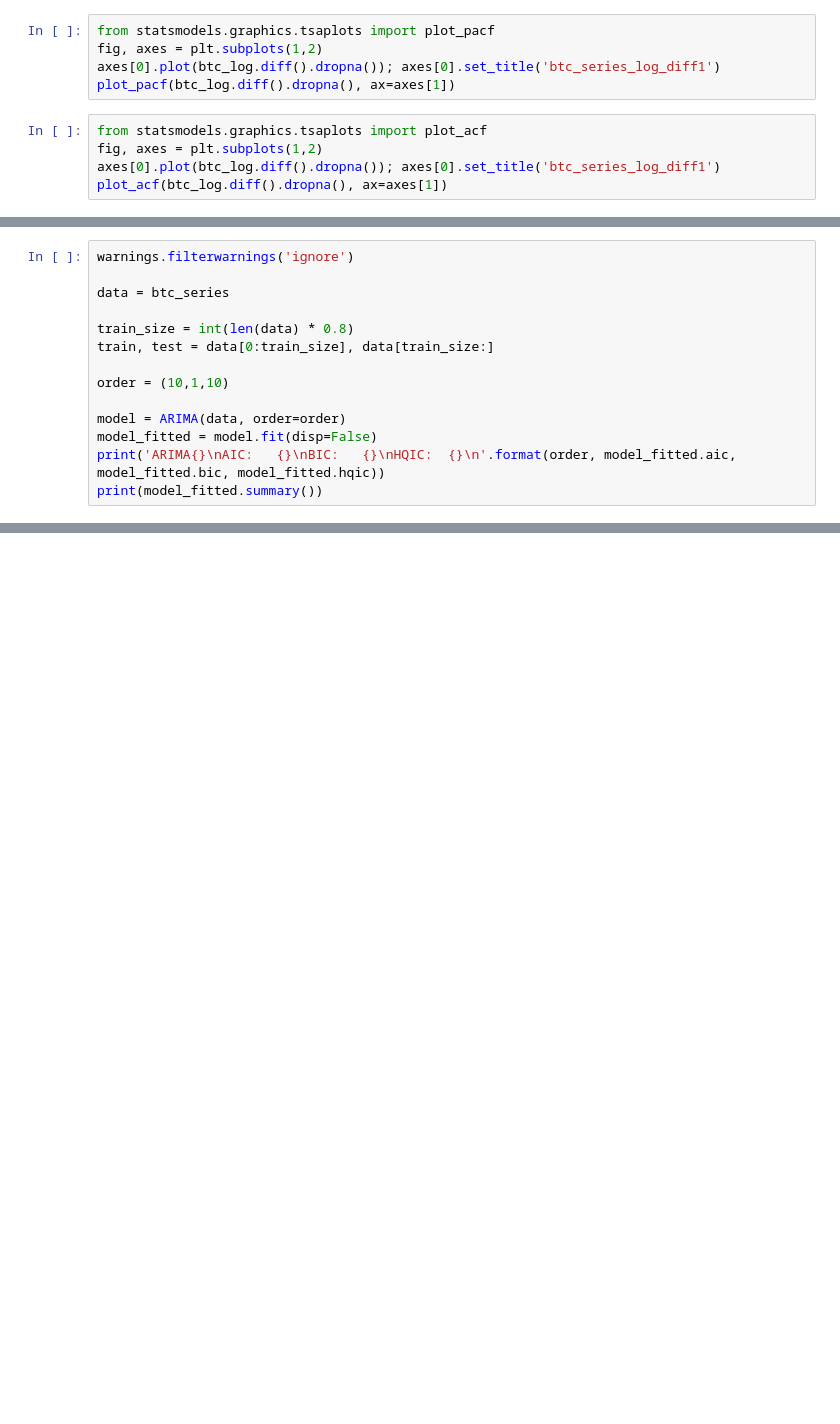
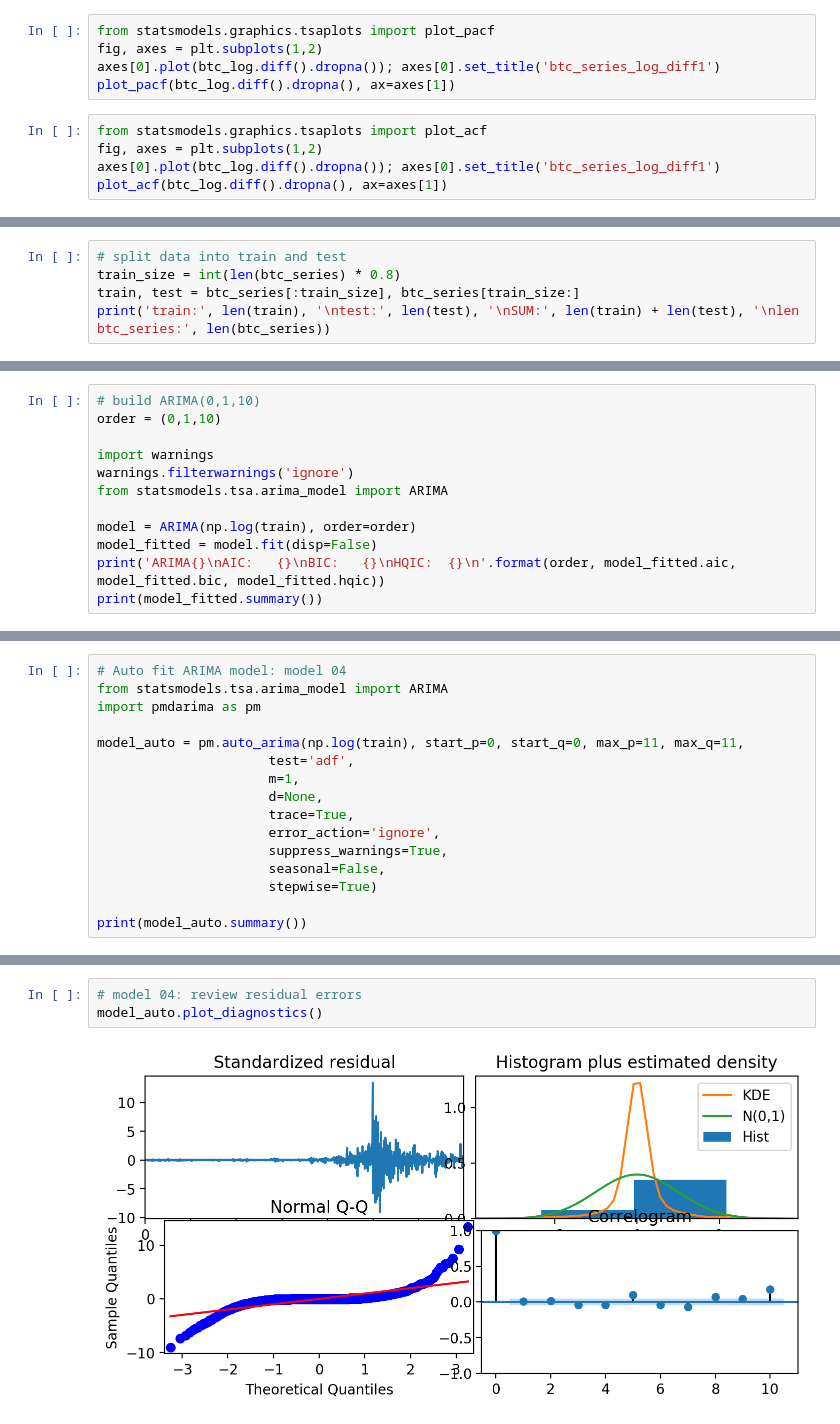
Before and after one commit to jochenmadler/BA_TimeSeriesAnalysis, a Jupyter notebook: ARIMA.ipynb, the cells around one changed output, grey strips where cells are left out. Saved outputs shown, nothing was run; the diff lists cells and outputs as text; blank space fills up the shorter version.

```diff
--- a/ARIMA.ipynb
+++ b/ARIMA.ipynb
@@ -115,3 +115,8 @@ ARIMA(0, 1, 10)
 AIC:   -7962.5181209468765
 BIC:   -7894.234688698755
 HQIC:  -7937.559129506748
+# %%
+# split data into train and test
+train_size = int(len(btc_series) * 0.8)
+train, test = btc_series[:train_size], btc_series[train_size:]
+print('train:', len(train), '\ntest:', len(test), '\nSUM:', len(train) + len(test), '\nlen btc_series:', len(btc_series))
@@ -118,14 +128,12 @@ HQIC:  -7937.559129506748
 # %%
+# build ARIMA(0,1,10)
+order = (0,1,10)
+
+import warnings
 warnings.filterwarnings('ignore')
+from statsmodels.tsa.arima_model import ARIMA
 
-data = btc_series
-
-train_size = int(len(data) * 0.8)
-train, test = data[0:train_size], data[train_size:]
-
-order = (10,1,10)
-
-model = ARIMA(data, order=order)
+model = ARIMA(np.log(train), order=order)
 model_fitted = model.fit(disp=False)
 print('ARIMA{}\nAIC:   {}\nBIC:   {}\nHQIC:  {}\n'.format(order, model_fitted.aic, model_fitted.bic, model_fitted.hqic))
 print(model_fitted.summary())
@@ -151,0 +158,16 @@ MA.10            0.8566           +0.5312j            1.0079            0.0884
+# %%
+# Auto fit ARIMA model: model 04
+from statsmodels.tsa.arima_model import ARIMA
+import pmdarima as pm
+
+model_auto = pm.auto_arima(np.log(train), start_p=0, start_q=0, max_p=11, max_q=11,
+                      test='adf',
+                      m=1,
+                      d=None,
+                      trace=True,
+                      error_action='ignore',
+                      suppress_warnings=True,
+                      seasonal=False,
+                      stepwise=True)
+
+print(model_auto.summary())
@@ -151,0 +192,5 @@ MA.10            0.8566           +0.5312j            1.0079            0.0884
+# %%
+# model 04: review residual errors
+model_auto.plot_diagnostics()
+# %% [output]
+[figure, added]
```
Also changed, not shown: parts of 12 cells of this notebook, 2 other files.
